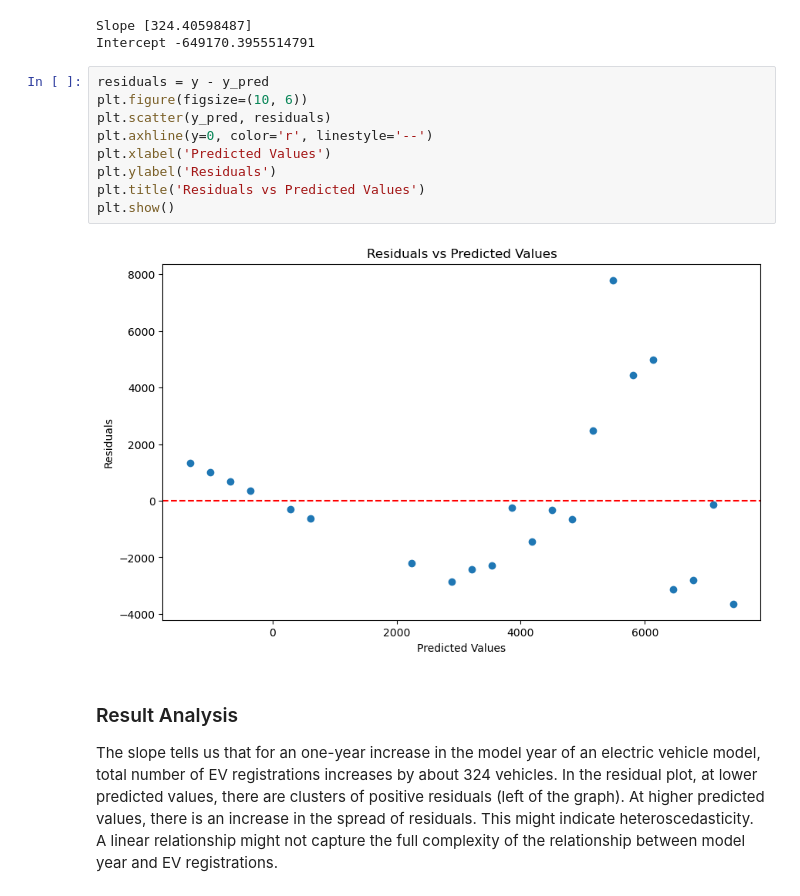
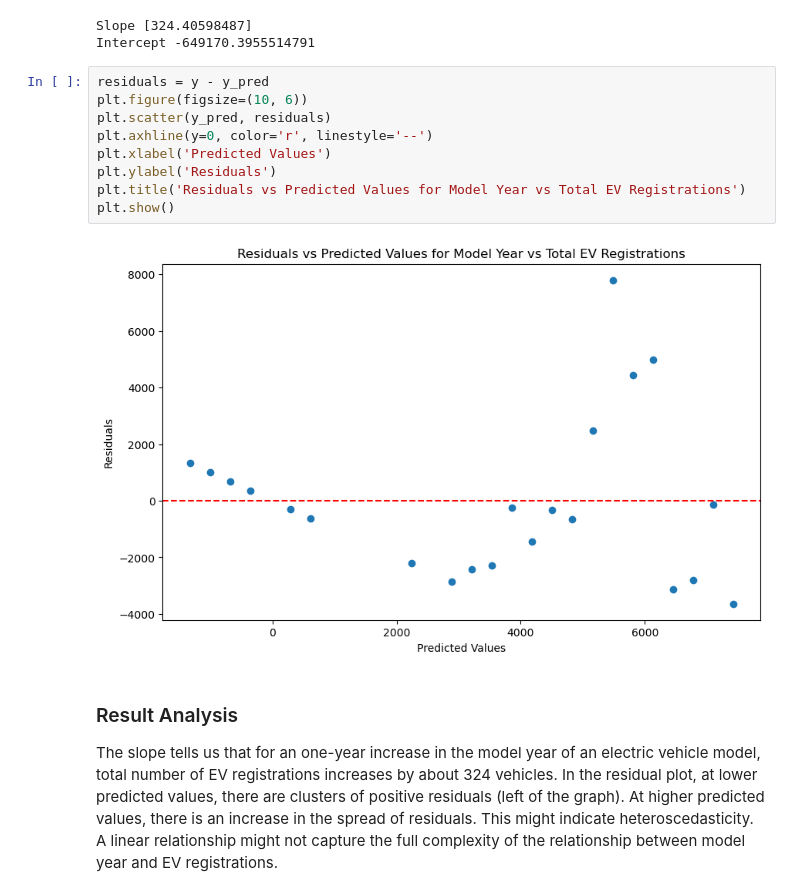
Before and after one commit to vivianzhou1288/info2950-final, a Jupyter notebook: Phase 2.ipynb, the cells around one changed output. Drawn from its saved outputs; the diff is of its cells as text.

```diff
--- a/Phase 2.ipynb
+++ b/Phase 2.ipynb
@@ -357,14 +357,14 @@ Intercept -649170.3955514791
 # %%
 residuals = y - y_pred
 plt.figure(figsize=(10, 6))
 plt.scatter(y_pred, residuals)
 plt.axhline(y=0, color='r', linestyle='--')
 plt.xlabel('Predicted Values')
 plt.ylabel('Residuals')
-plt.title('Residuals vs Predicted Values')
+plt.title('Residuals vs Predicted Values for Model Year vs Total EV Registrations')
 plt.show()
 # %% [output]
-[figure, old version]
+[figure, new version]
 # %% [markdown]
 ### Result Analysis
 The slope tells us that for an one-year increase in the model year of an electric vehicle model, total number of EV registrations increases by about 324 vehicles. In the residual plot, at lower predicted values, there are clusters of positive residuals (left of the graph). At higher predicted values, there is an increase in the spread of residuals. This might indicate heteroscedasticity. A linear relationship might not capture the full complexity of the relationship between model year and EV registrations.
```
Also changed, not shown: parts of 6 cells of this notebook.
